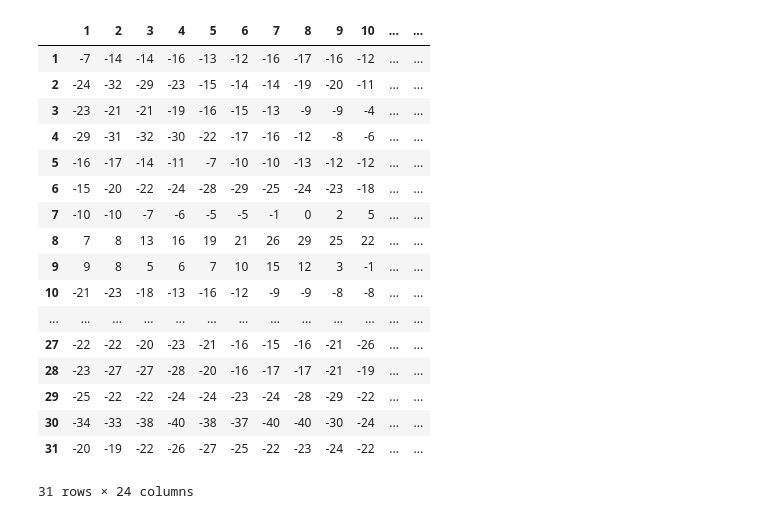
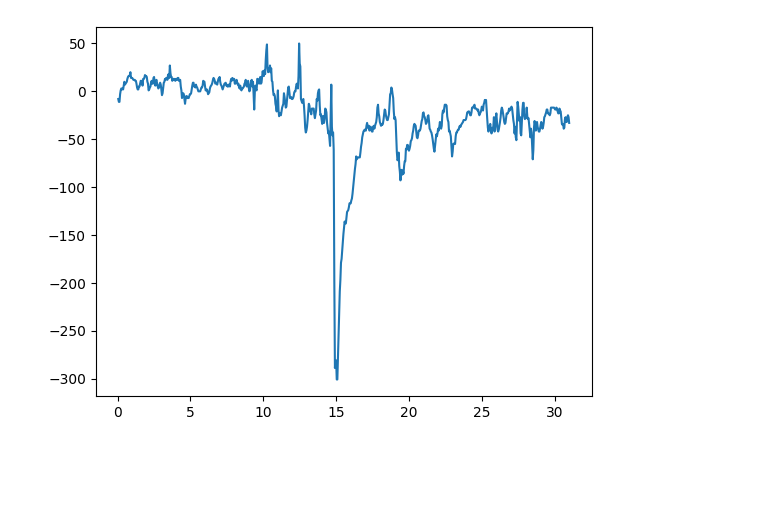
Before and after one commit to GabrieIl/analysis-of-magnetic-storms, a Jupyter notebook: KYOTO/leitura_dados.ipynb, the cells around one changed output. Drawn from its saved outputs; the diff is of its cells as text; code cells hidden in the pictures; blank space fills up the shorter version.

```diff
--- a/KYOTO/leitura_dados.ipynb
+++ b/KYOTO/leitura_dados.ipynb
@@ -52,33 +54,30 @@ def generate_df(trusted_data: List[List[int]]) -> pd.DataFrame:
     df = pd.DataFrame(trusted_data, columns=list(range(1, 25)))
     df.index = df.index+1
     return df
+# %%
+def plot_dst_graph(df):
+    # alta resolução
+    axis_x = [(i+1)/df.columns.size for i in range(df.columns.size*len(df))]
+
+    elements = [df.iloc[i].to_list() for i in range(len(df))]
+    axis_y = list()
+    for element in elements:
+        axis_y += element
+
+    plt.plot(axis_x, axis_y)
+
+    # baixa resolução
+    # df.min(axis=1).plot()
 # %%
 year = '2000'
-month = '05'
+month = '07'
 
 month_data = get_month_data(year=year, month=month)
 cleaned_data = clean_month_data_text(data_text=month_data)
 trusted_data = clean_multiples_lines(lines=cleaned_data)
 # %%
 df = generate_df(trusted_data=trusted_data)
-# %%
-df
-# %% [output]
-|  | 1 | 2 | 3 | 4 | 5 | 6 | 7 | 8 | 9 | 10 | ... | ... |
-| 1 | -7 | -14 | -14 | -16 | -13 | -12 | -16 | -17 | -16 | -12 | ... | ... |
-| 2 | -24 | -32 | -29 | -23 | -15 | -14 | -14 | -19 | -20 | -11 | ... | ... |
-| 3 | -23 | -21 | -21 | -19 | -16 | -15 | -13 | -9 | -9 | -4 | ... | ... |
-| 4 | -29 | -31 | -32 | -30 | -22 | -17 | -16 | -12 | -8 | -6 | ... | ... |
-| 5 | -16 | -17 | -14 | -11 | -7 | -10 | -10 | -13 | -12 | -12 | ... | ... |
-| 6 | -15 | -20 | -22 | -24 | -28 | -29 | -25 | -24 | -23 | -18 | ... | ... |
-| 7 | -10 | -10 | -7 | -6 | -5 | -5 | -1 | 0 | 2 | 5 | ... | ... |
-| 8 | 7 | 8 | 13 | 16 | 19 | 21 | 26 | 29 | 25 | 22 | ... | ... |
-| 9 | 9 | 8 | 5 | 6 | 7 | 10 | 15 | 12 | 3 | -1 | ... | ... |
-| 10 | -21 | -23 | -18 | -13 | -16 | -12 | -9 | -9 | -8 | -8 | ... | ... |
-| ... | ... | ... | ... | ... | ... | ... | ... | ... | ... | ... | ... | ... |
-| 27 | -22 | -22 | -20 | -23 | -21 | -16 | -15 | -16 | -21 | -26 | ... | ... |
-| 28 | -23 | -27 | -27 | -28 | -20 | -16 | -17 | -17 | -21 | -19 | ... | ... |
-| 29 | -25 | -22 | -22 | -24 | -24 | -23 | -24 | -28 | -29 | -22 | ... | ... |
-| 30 | -34 | -33 | -38 | -40 | -38 | -37 | -40 | -40 | -30 | -24 | ... | ... |
-| 31 | -20 | -19 | -22 | -26 | -27 | -25 | -22 | -23 | -24 | -22 | ... | ... |
-31 rows × 24 columns
+# %%
+plot_dst_graph(df)
+# %% [output]
+[figure, added]
```
Also changed, not shown: parts of 1 cell of this notebook, 1 other file.
